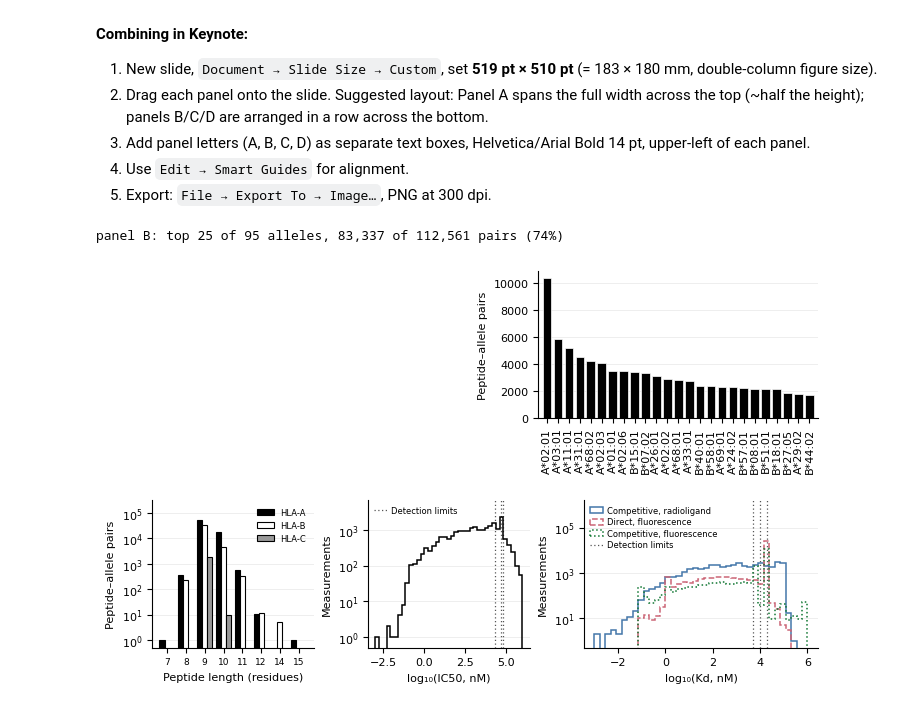
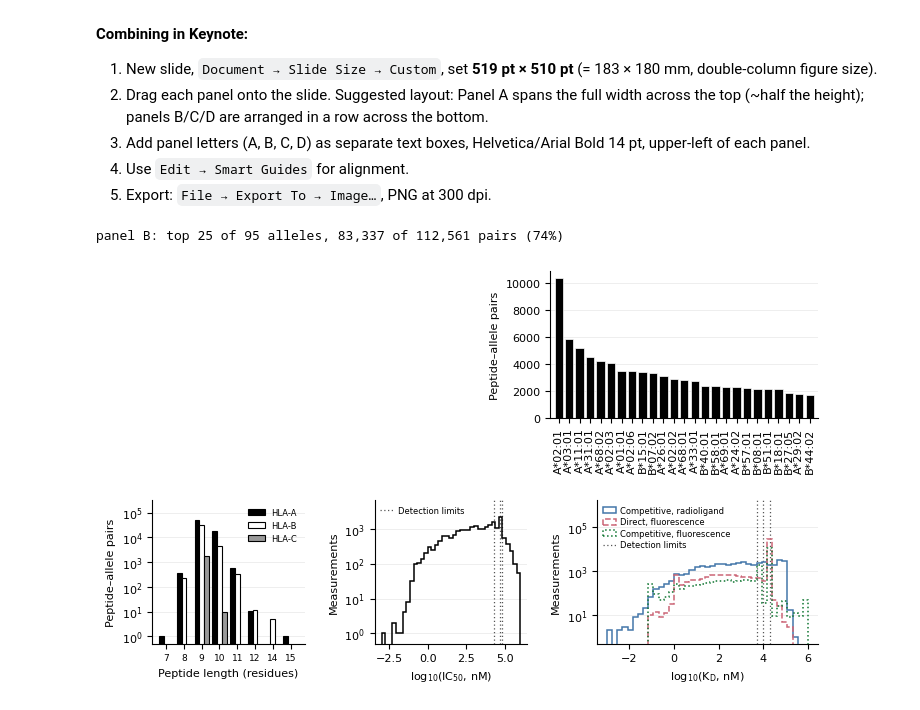
Before and after one commit to kunikohunter/PepBind3D, a Jupyter notebook: 04_figure1_panels.ipynb, the cells around one changed output. Cells and saved outputs as stored; diff of their text form; code cells hidden in the pictures.

Commit message:
Subscript the affinity axis labels and widen the column gap

```diff
--- a/04_figure1_panels.ipynb
+++ b/04_figure1_panels.ipynb
@@ -535,6 +535,7 @@ TOP_ROW_H    = 2.2                     # top row height (in)
 BOTTOM_ROW_H = 2.0                     # bottom row height (in)
 ROW_GAP      = 0.09                    # gap between the two rows,
                                        # as a fraction of row height
+COL_GAP      = 0.10                    # gap between columns, likewise
 TOP_WIDTH_RATIOS    = [1.3, 1.0]       # [MHC, allele coverage]
 BOTTOM_WIDTH_RATIOS = [1.0, 1.0, 1.45]  # [length, IC50, Kd]
 ALLELE_TICK_ROTATION   = 90            # vertical allele labels -> legible
@@ -556,7 +557,7 @@ plt.rcParams.update({
 fig = plt.figure(figsize=(COL2_WIDTH, TOP_ROW_H + BOTTOM_ROW_H), constrained_layout=True)
 # The two rows are subfigures in the figure's own gridspec, so the space
 # between them is the layout engine's hspace, not anything set on the axes.
-fig.get_layout_engine().set(hspace=ROW_GAP)
+fig.get_layout_engine().set(hspace=ROW_GAP, wspace=COL_GAP)
 top, bottom = fig.subfigures(2, 1, height_ratios=[TOP_ROW_H, BOTTOM_ROW_H])
 ax_mhc, ax_allele = top.subplots(1, 2, width_ratios=TOP_WIDTH_RATIOS)
 ax_len, ax_ic50, ax_kd = bottom.subplots(1, 3, width_ratios=BOTTOM_WIDTH_RATIOS)
@@ -643,33 +644,33 @@ def _affinity(ax, mtype, thresholds, xlabel, legend=False, split_assays=None,
         v = np.log10(raw[(raw > 0.001) & (raw < 1e7)])
         n_counts, _, _ = ax.hist(v, bins=bins, histtype='step', linewidth=1.1,
                                  color='black', zorder=2)
         peak = n_counts.max()
     ax.set_yscale('log')
     ax.set_ylim(0.5, peak * headroom)
     for t in thresholds:
         ax.axvline(np.log10(t), color='#555555', linestyle=(0, (1, 2)),
                    linewidth=0.9, zorder=1)
     ax.set_ylabel('Measurements'); ax.set_xlabel(xlabel)
     _style(ax)
     handles = []
     if split_assays:
         handles = ax.get_legend_handles_labels()[0]
     if legend:
         handles = handles + [mlines.Line2D([], [], color='#555555',
                                            linestyle=(0, (1, 2)),
                                            linewidth=0.9, label=LIMIT_LABEL)]
     if handles:
         ax.legend(handles=handles, frameon=False, handlelength=1.6,
                   handletextpad=0.5, fontsize=LEGEND_SIZE, labelspacing=0.3,
                   borderpad=0.2, loc='upper left')
 
-_affinity(ax_ic50, 'IC50', (20000, 50000, 70000), 'log\u2081\u2080(IC50, nM)', legend=True)
-_affinity(ax_kd,   'Kd',   (5000, 10000, 20000),  'log\u2081\u2080(Kd, nM)',
+_affinity(ax_ic50, 'IC50', (20000, 50000, 70000), r'log$_{10}$(IC$_{50}$, nM)', legend=True)
+_affinity(ax_kd,   'Kd',   (5000, 10000, 20000),  r'log$_{10}$(K$_\mathrm{D}$, nM)',
           legend=True, split_assays=KD_ASSAYS, headroom=KD_YLIM_HEADROOM)
 
 fig.savefig(FIG_DIR / 'figure1_combined.png', dpi=600)
 fig.savefig(FIG_DIR / 'figure1_combined.pdf')
 plt.show()
 # %% [output]
 panel B: top 25 of 95 alleles, 83,337 of 112,561 pairs (74%)
-[figure, old version]
+[figure, new version]
```
